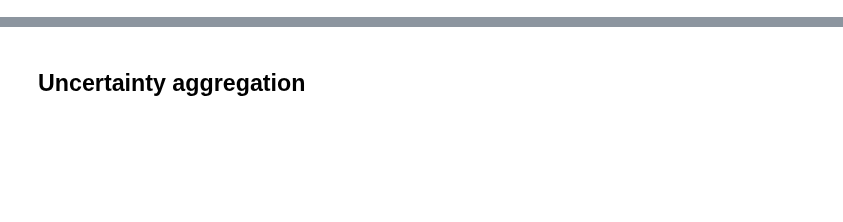
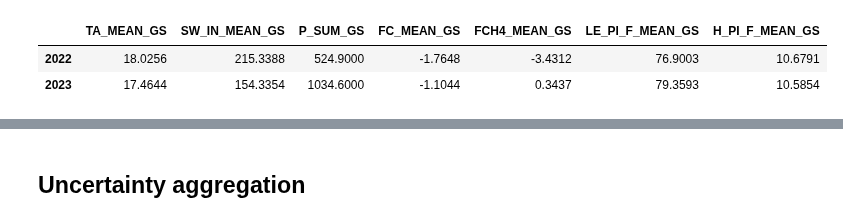
Before and after one commit to ottobriner/atmos-flux-data, a Jupyter notebook: atmos-budget.ipynb, the cells around one changed output, grey strips where cells are left out. Saved outputs shown, nothing was run; the diff lists cells and outputs as text; code cells hidden in the pictures; blank space fills up the shorter version.

Commit message:
growing season budgets 2022 vs 2023

```diff
--- a/atmos-budget.ipynb
+++ b/atmos-budget.ipynb
@@ -78,0 +77,37 @@ l3.to_csv(f'./output/csv/ATMOS_L3_{datetime.now().strftime("%Y-%m-%d")}_ch4gapfi
+# %%
+def group_budget_gs(x, gapfilled=False):
+    d = {}
+    xgs = x.loc[f'{x.index.year.unique()[0]}-{gs_startdate}':f'{x.index.year.unique()[0]}-{gs_enddate}', :]
+
+    if gapfilled:
+        d['TA_MEAN_GS'] = xgs['TA_EP'].mean()
+        d['SW_IN_MEAN_GS'] = xgs['Rg_f'].mean()
+        d['P_SUM_GS'] = xgs['Precip'].sum()
+        fluxspp = ['NEE_f', 'FCH4_F_RF', 'LE_f', 'H_f']
+    else:
+        d['TA_MEAN_GS'] = xgs['TA'].mean()
+        d['SW_IN_MEAN_GS'] = xgs['SW_IN'].mean()
+        d['P_SUM_GS'] = xgs['P'].sum()
+        fluxspp = ['FC', 'FCH4', 'LE_PI_F', 'H_PI_F']
+    for fluxsp in fluxspp:
+        d[f'{fluxsp}_MEAN_GS'] = xgs.loc[:, fluxsp].mean()
+
+    return pd.Series(d, index=list(d.keys()))
+
+def group_budget(x):
+    d = {}
+    d['P_sum'] = x['P'].sum()
+
+    for fluxsp in ['FC', 'FCH4', 'LE_PI_F', 'H_PI_F']:
+        d[f'{fluxsp}_mean'] = x.loc[:, fluxsp].mean()
+
+    return pd.Series(d, index=list(d.keys()))
+# %%
+gs_startdate = '05-25'
+gs_enddate = '12-19'
+yearbudget = ams.groupby(ams.index.year).apply(group_budget_gs)
+yearbudget
+# %% [output]
+|  | TA_MEAN_GS | SW_IN_MEAN_GS | P_SUM_GS | FC_MEAN_GS | FCH4_MEAN_GS | LE_PI_F_MEAN_GS | H_PI_F_MEAN_GS |
+| 2022 | 18.0256 | 215.3388 | 524.9000 | -1.7648 | -3.4312 | 76.9003 | 10.6791 |
+| 2023 | 17.4644 | 154.3354 | 1034.6000 | -1.1044 | 0.3437 | 79.3593 | 10.5854 |
```
Also changed, not shown: parts of 12 cells of this notebook.
